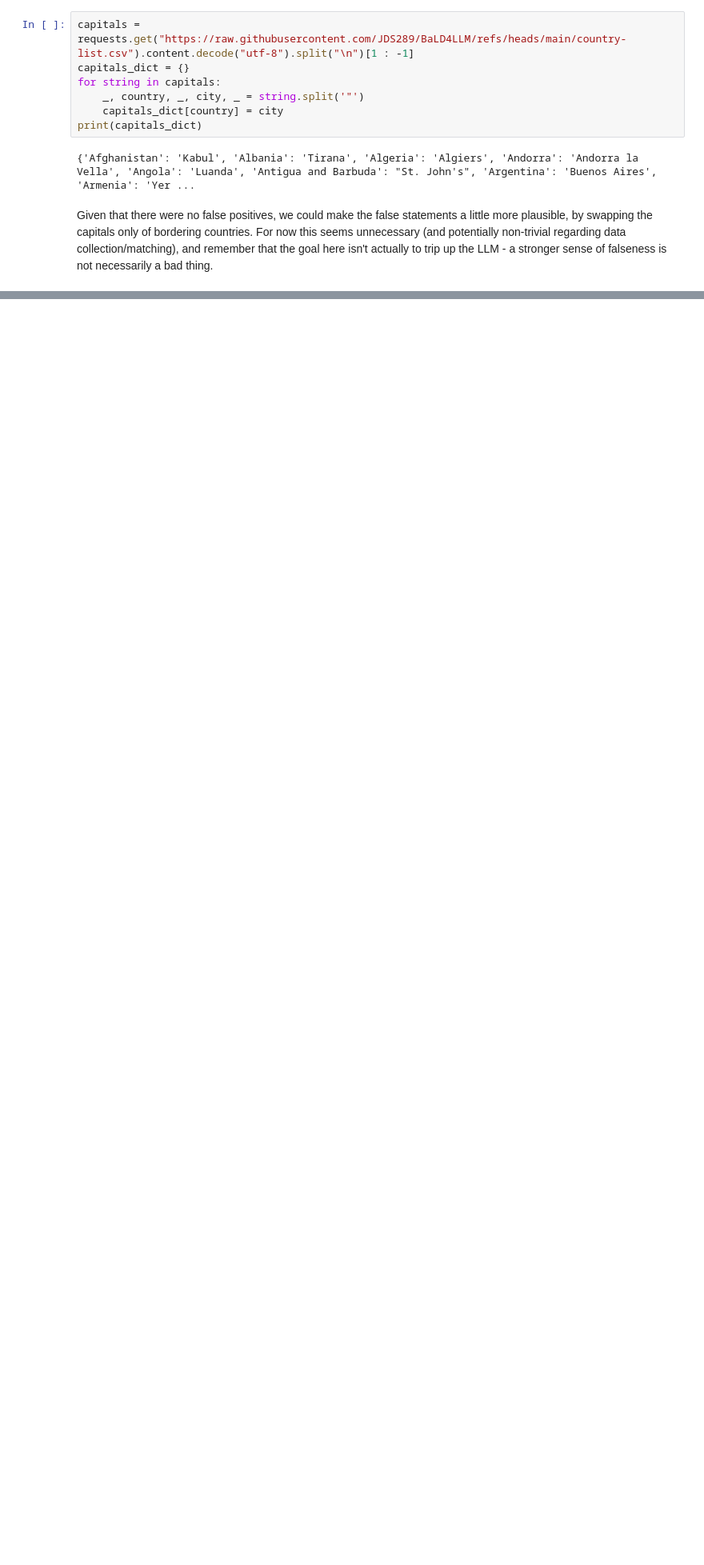
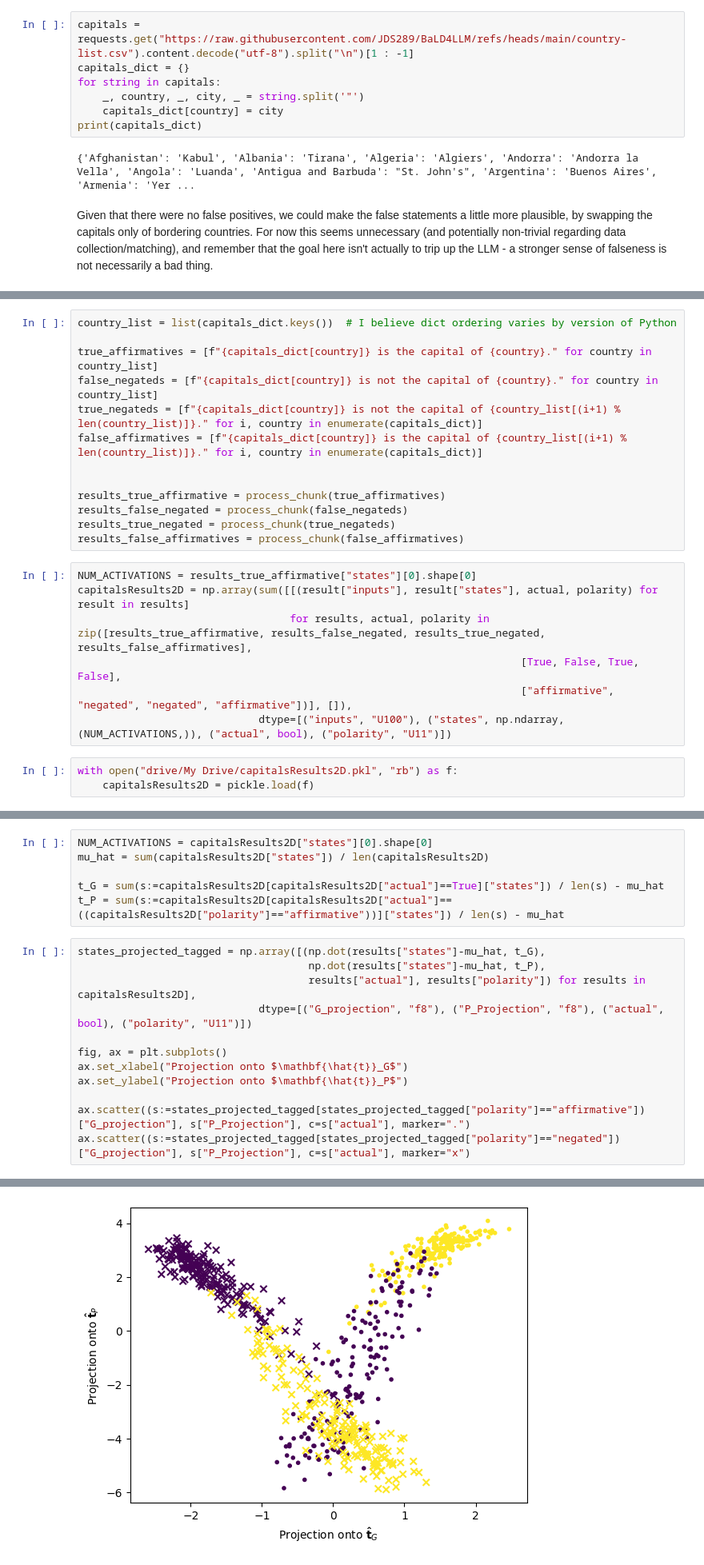
Before and after one commit to JDS289/BaLD4LLM, a Jupyter notebook: proj.ipynb, the cells around one changed output, grey strips where cells are left out. Shown: that part at 80% size. Saved outputs shown, nothing was run; the diff lists cells and outputs as text; blank space fills up the shorter version.

```diff
--- a/proj.ipynb
+++ b/proj.ipynb
@@ -437,0 +410,23 @@ results_false = [(q,) + process_chunk(q) for q in tqdm(false_list)]
+# %%
+country_list = list(capitals_dict.keys())  # I believe dict ordering varies by version of Python
+
+true_affirmatives = [f"{capitals_dict[country]} is the capital of {country}." for country in country_list]
+false_negateds = [f"{capitals_dict[country]} is not the capital of {country}." for country in country_list]
+true_negateds = [f"{capitals_dict[country]} is not the capital of {country_list[(i+1) % len(country_list)]}." for i, country in enumerate(capitals_dict)]
+false_affirmatives = [f"{capitals_dict[country]} is the capital of {country_list[(i+1) % len(country_list)]}." for i, country in enumerate(capitals_dict)]
+
+
+results_true_affirmative = process_chunk(true_affirmatives)
+results_false_negated = process_chunk(false_negateds)
+results_true_negated = process_chunk(true_negateds)
+results_false_affirmatives = process_chunk(false_affirmatives)
+# %%
+NUM_ACTIVATIONS = results_true_affirmative["states"][0].shape[0]
+capitalsResults2D = np.array(sum([[(result["inputs"], result["states"], actual, polarity) for result in results]
+                                  for results, actual, polarity in zip([results_true_affirmative, results_false_negated, results_true_negated, results_false_affirmatives],
+                                                                       [True, False, True, False],
+                                                                       ["affirmative", "negated", "negated", "affirmative"])], []),
+                             dtype=[("inputs", "U100"), ("states", np.ndarray, (NUM_ACTIVATIONS,)), ("actual", bool), ("polarity", "U11")])
+# %%
+with open("drive/My Drive/capitalsResults2D.pkl", "rb") as f:
+    capitalsResults2D = pickle.load(f)
@@ -437,0 +498,19 @@ results_false = [(q,) + process_chunk(q) for q in tqdm(false_list)]
+# %%
+NUM_ACTIVATIONS = capitalsResults2D["states"][0].shape[0]
+mu_hat = sum(capitalsResults2D["states"]) / len(capitalsResults2D)
+
+t_G = sum(s:=capitalsResults2D[capitalsResults2D["actual"]==True]["states"]) / len(s) - mu_hat
+t_P = sum(s:=capitalsResults2D[capitalsResults2D["actual"]==((capitalsResults2D["polarity"]=="affirmative"))]["states"]) / len(s) - mu_hat
+# %%
+states_projected_tagged = np.array([(np.dot(results["states"]-mu_hat, t_G),
+                                     np.dot(results["states"]-mu_hat, t_P),
+                                     results["actual"], results["polarity"]) for results in capitalsResults2D],
+                             dtype=[("G_projection", "f8"), ("P_Projection", "f8"), ("actual", bool), ("polarity", "U11")])
+
+fig, ax = plt.subplots()
+ax.set_xlabel("Projection onto $\mathbf{\hat{t}}_G$")
+ax.set_ylabel("Projection onto $\mathbf{\hat{t}}_P$")
+
+ax.scatter((s:=states_projected_tagged[states_projected_tagged["polarity"]=="affirmative"])["G_projection"], s["P_Projection"], c=s["actual"], marker=".")
+ax.scatter((s:=states_projected_tagged[states_projected_tagged["polarity"]=="negated"])["G_projection"], s["P_Projection"], c=s["actual"], marker="x")
+# %% [output]
@@ -437,0 +518 @@ results_false = [(q,) + process_chunk(q) for q in tqdm(false_list)]
+[figure, added]
```
Also changed, not shown: parts of 15 cells of this notebook.
